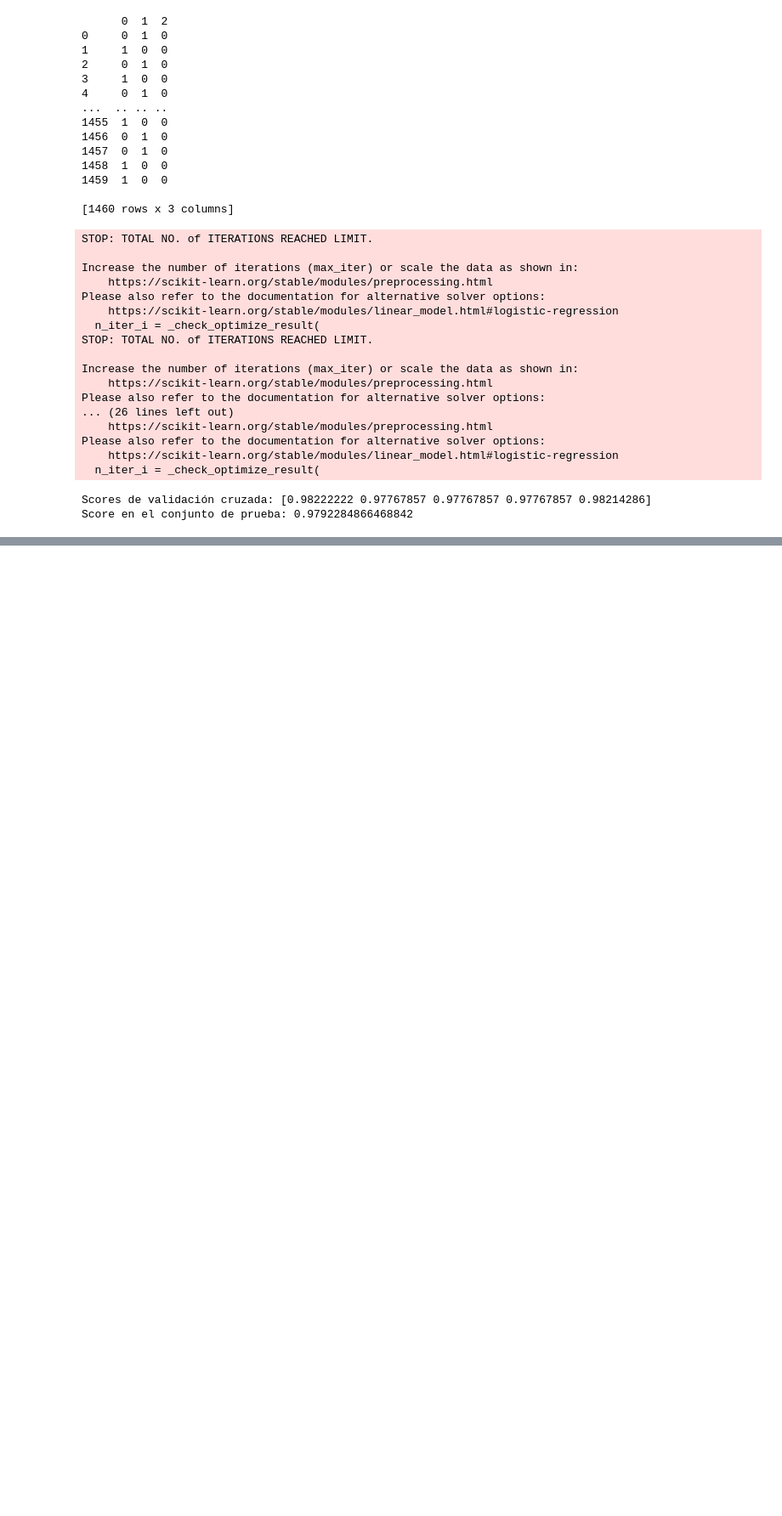
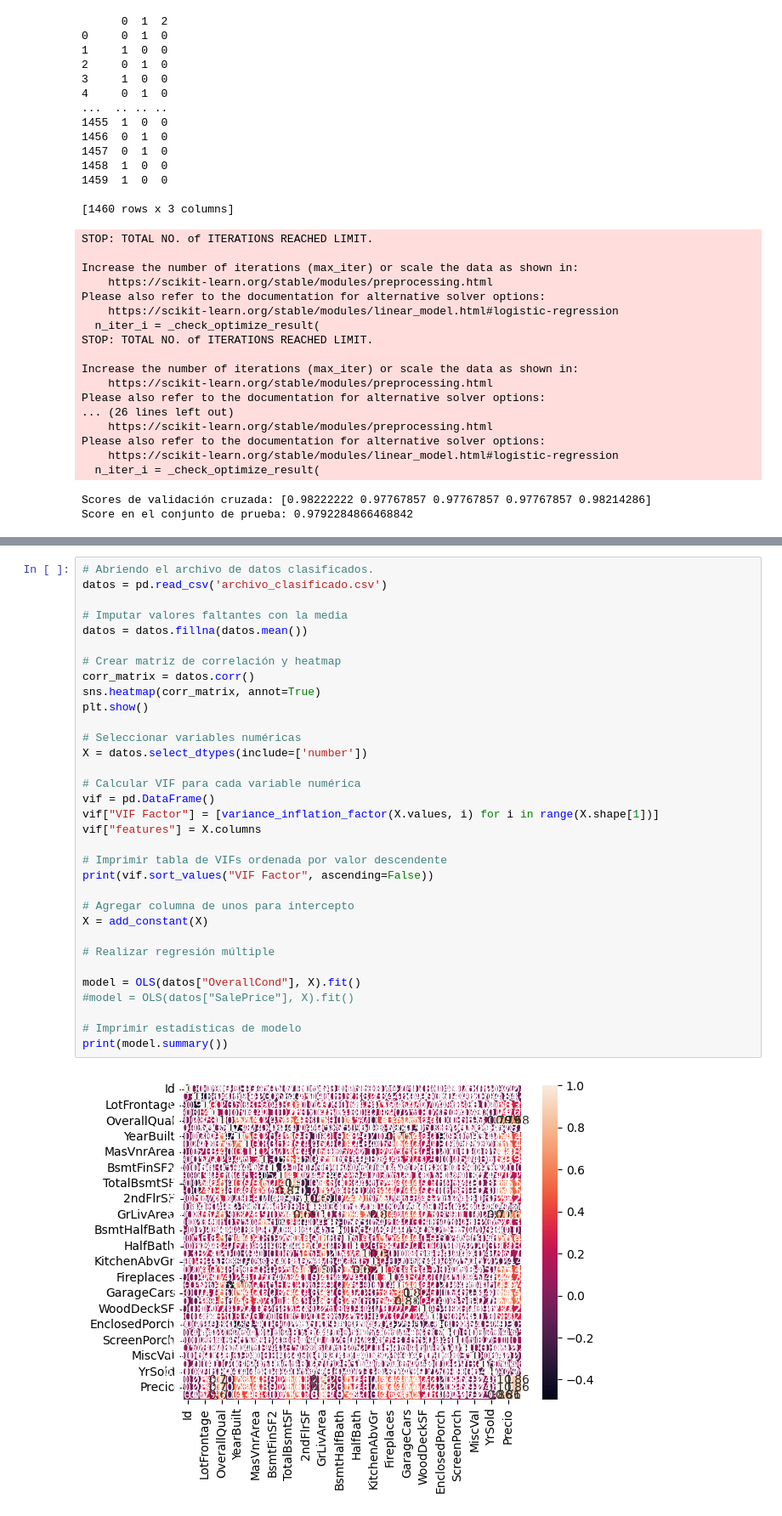
Before and after one commit to Javier19-cmd/HT6-Miner-a, a Jupyter notebook: main.ipynb, the cells around one changed output, grey strips where cells are left out. Shown at 85% size. Drawn from its saved outputs; the diff is of its cells as text; blank space fills up the shorter version.

```diff
--- a/main.ipynb
+++ b/main.ipynb
@@ -266,0 +276,35 @@ Score en el conjunto de prueba: 0.9792284866468842
+# %%
+# Abriendo el archivo de datos clasificados.
+datos = pd.read_csv('archivo_clasificado.csv')
+
+# Imputar valores faltantes con la media
+datos = datos.fillna(datos.mean())
+
+# Crear matriz de correlación y heatmap
+corr_matrix = datos.corr()
+sns.heatmap(corr_matrix, annot=True)
+plt.show()
+
+# Seleccionar variables numéricas
+X = datos.select_dtypes(include=['number'])
+
+# Calcular VIF para cada variable numérica
+vif = pd.DataFrame()
+vif["VIF Factor"] = [variance_inflation_factor(X.values, i) for i in range(X.shape[1])]
+vif["features"] = X.columns
+
+# Imprimir tabla de VIFs ordenada por valor descendente
+print(vif.sort_values("VIF Factor", ascending=False))
+
+# Agregar columna de unos para intercepto
+X = add_constant(X)
+
+# Realizar regresión múltiple
+
+model = OLS(datos["OverallCond"], X).fit()
+#model = OLS(datos["SalePrice"], X).fit()
+
+# Imprimir estadísticas de modelo
+print(model.summary())
+# %% [output]
+[figure, added]
```
Also changed, not shown: parts of 7 cells of this notebook.
